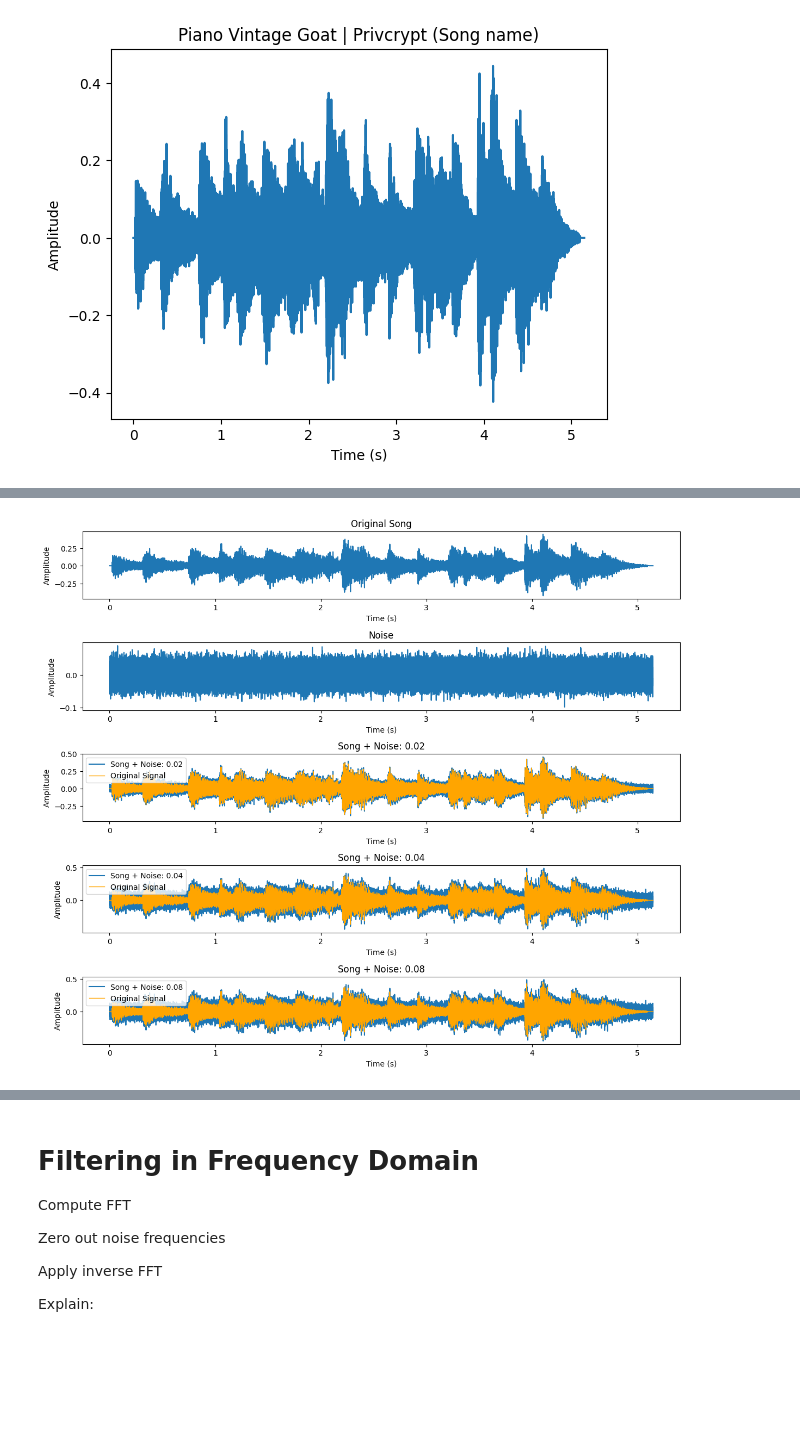
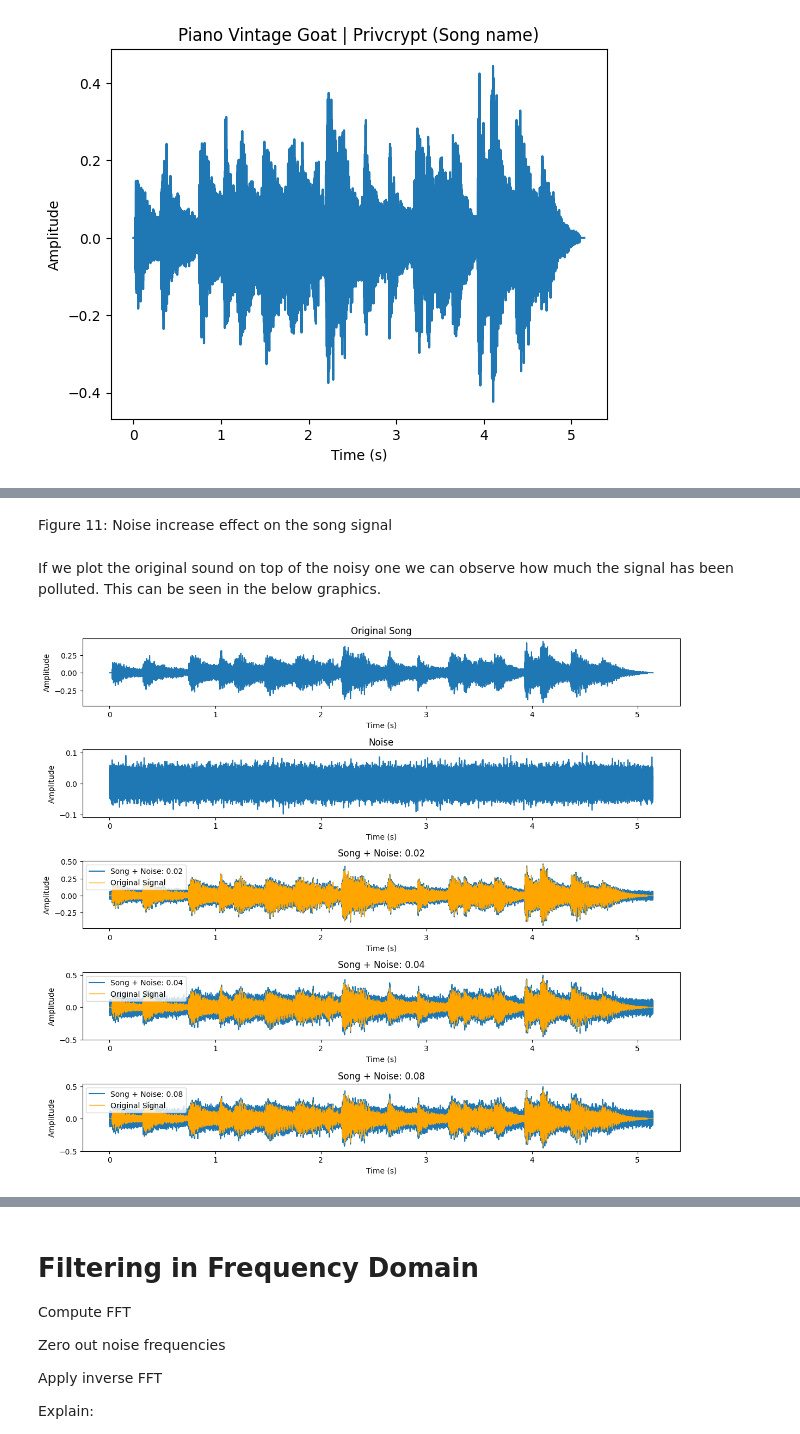
Before and after one commit to stanbesz/fourier_transforms_in_audio_signal_processing, a Jupyter notebook: Fourier_Transform.ipynb, the cells around one changed output, grey strips where cells are left out. Drawn from its saved outputs; the diff is of its cells as text; code cells hidden in the pictures; blank space fills up the shorter version.

```diff
--- a/Fourier_Transform.ipynb
+++ b/Fourier_Transform.ipynb
@@ -174,6 +172,6 @@ def generate_song_value_vector(song_title="short_piano_sample.mp3",sr=44100):
     plt.show()
     return audio,sr
 
-song_audio,song_sr = generate_song_value_vector()
+song_audio,sr = generate_song_value_vector()
 # %% [output]
 [figure]
@@ -219,9 +223,9 @@ noisy_audio = add_noise_to_song(song_audio)
 sf.write("noisy_song.wav", noisy_audio, sr)
 
 noise_strength_4 = 0.04
-noisy_audio_4 = add_noise_to_song(audio,noise_strength_4)
+noisy_audio_4 = add_noise_to_song(song_audio,noise_strength_4)
 sf.write("noisy_song_4.wav", noisy_audio_4, sr)
 noise_strength_8 = 0.08
-noisy_audio_8 = add_noise_to_song(audio,noise_strength_8)
+noisy_audio_8 = add_noise_to_song(song_audio,noise_strength_8)
 sf.write("noisy_song_8.wav", noisy_audio_8, sr)
 # %% [output]
@@ -231,8 +235,12 @@ sf.write("noisy_song_8.wav", noisy_audio_8, sr)
+# %% [markdown]
+Figure 11: Noise increase effect on the song signal
+# %% [markdown]
+If we plot the original sound on top of the noisy one we can observe how much the signal has been polluted. This can be seen in the below graphics.
 # %%
 plt.figure(figsize=(12,12))
 
 original_audio_plot = plt.subplot(6,1,1)
-plt.plot(time, audio)
+plt.plot(time, song_audio)
 plt.title("Original Song")
 plt.xlabel("Time (s)")
 plt.ylabel("Amplitude")
@@ -241,34 +249,34 @@ plt.subplot(6,1,2)
 plt.plot(time, noise)
 plt.title("Noise")
 plt.xlabel("Time (s)")
 plt.ylabel("Amplitude")
 
 # Noisy + Overlay Original
 ax = plt.subplot(6,1,3)
 ax.plot(time, noisy_audio, label="Song + Noise: 0.02")
-ax.plot(time, audio, color="orange", linewidth=1, label="Original Signal")
+ax.plot(time, song_audio, color="orange", linewidth=1, label="Original Signal")
 plt.legend()
 plt.title("Song + Noise: 0.02")
 plt.xlabel("Time (s)")
 plt.ylabel("Amplitude")
 
 ax = plt.subplot(6,1,4)
 ax.plot(time, noisy_audio_4, label="Song + Noise: 0.04")
-ax.plot(time, audio, color="orange", linewidth=1, label="Original Signal")
+ax.plot(time, song_audio, color="orange", linewidth=1, label="Original Signal")
 plt.legend()
 plt.title(f"Song + Noise: {noise_strength_4}")
 plt.xlabel("Time (s)")
 plt.ylabel("Amplitude")
 
 ax = plt.subplot(6,1,5)
 ax.plot(time, noisy_audio_4, label="Song + Noise: 0.08")
-ax.plot(time, audio, color="orange", linewidth=1, label="Original Signal")
+ax.plot(time, song_audio, color="orange", linewidth=1, label="Original Signal")
 plt.legend()
 plt.title(f"Song + Noise: {noise_strength_8}")
 plt.xlabel("Time (s)")
 plt.ylabel("Amplitude")
 
 plt.tight_layout()
 plt.show()
 # %% [output]
-[figure, old version]
+[figure, new version]
```
Also changed, not shown: parts of 14 cells of this notebook, 3 other files.
